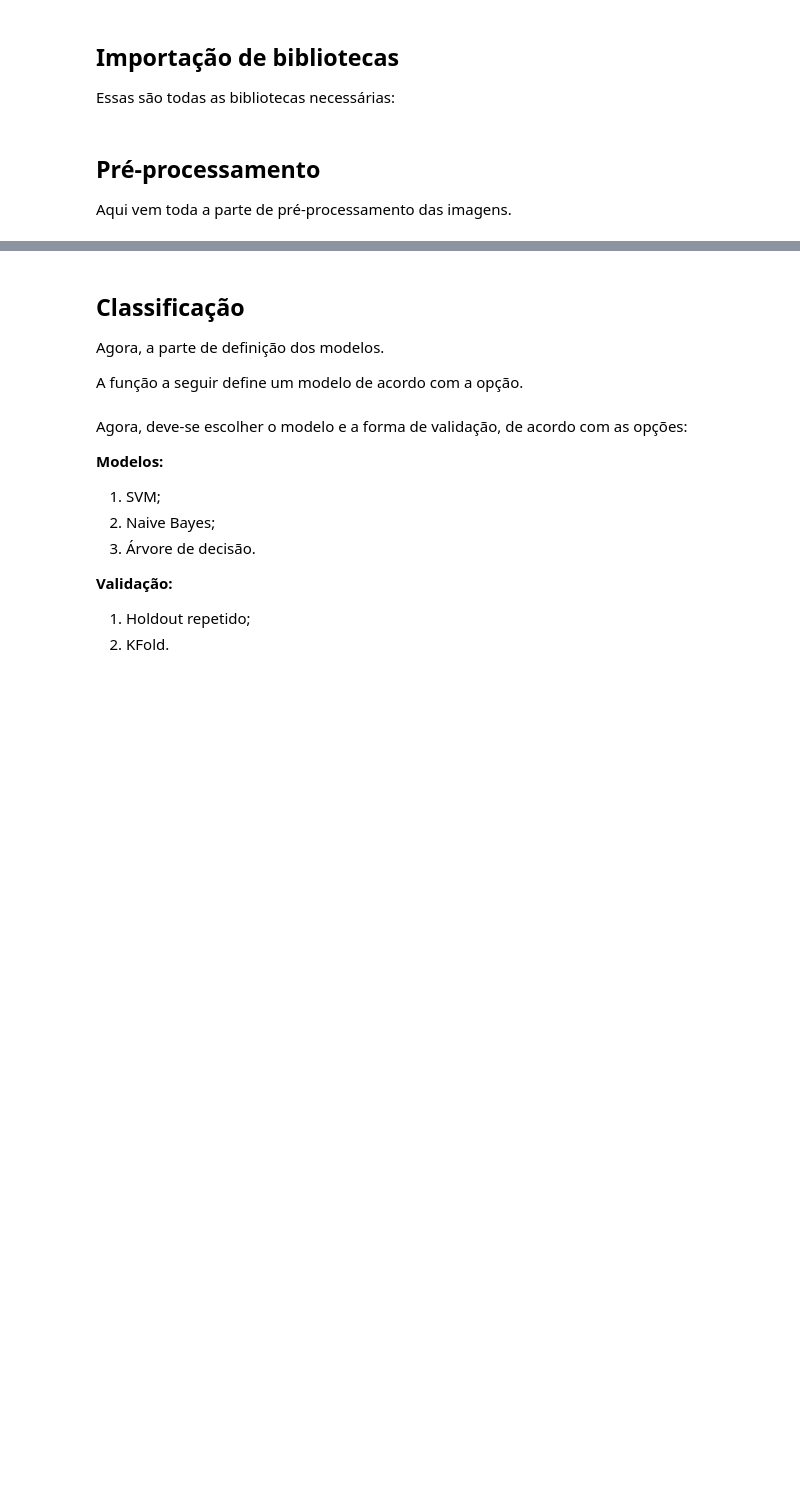
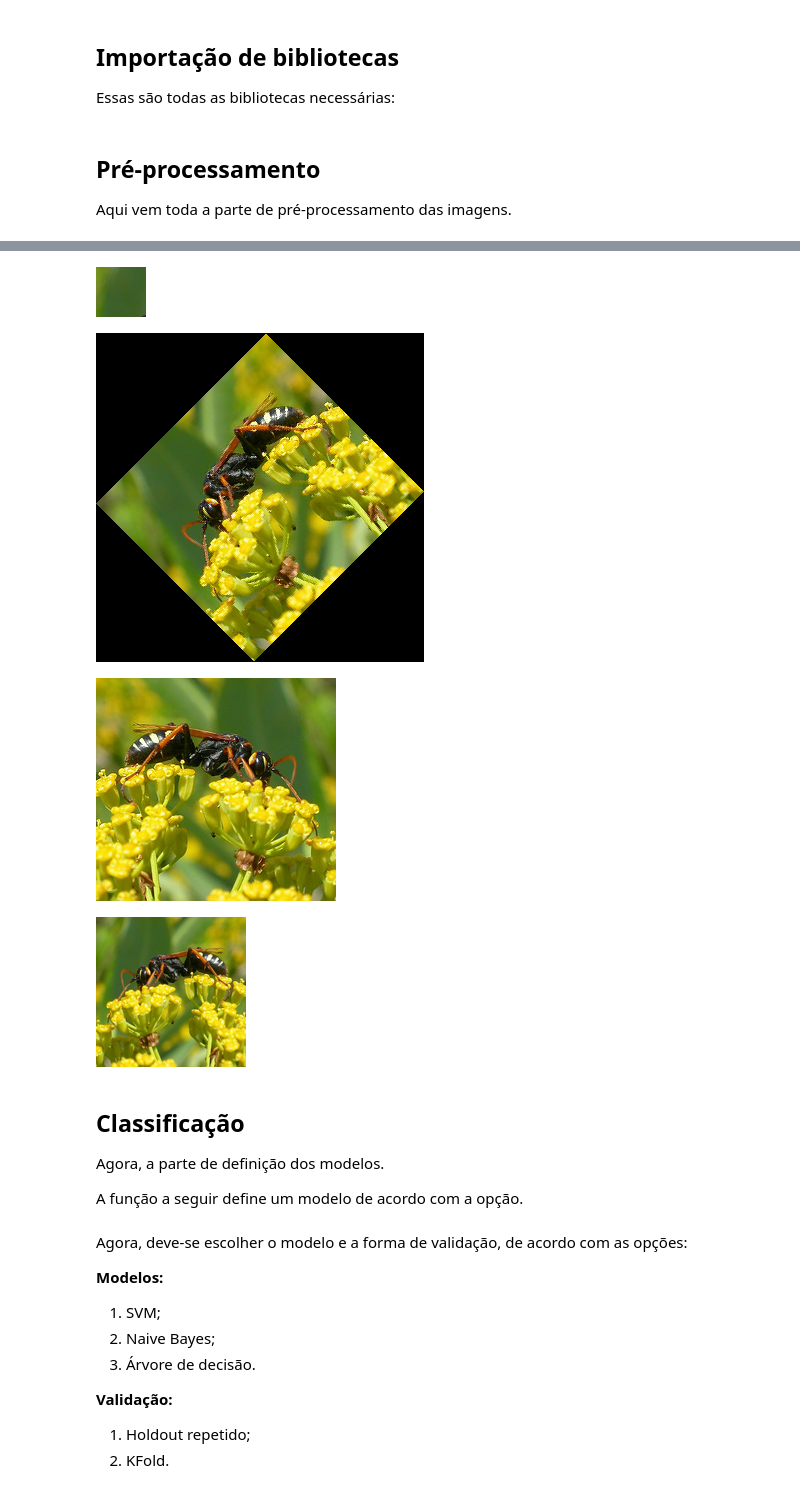
Before and after one commit to evaristocosta/beesVSwasps, a Jupyter notebook: Bees VS Wasps.ipynb, the cells around one changed output, grey strips where cells are left out. Saved outputs shown, nothing was run; the diff lists cells and outputs as text; code cells hidden in the pictures; blank space fills up the shorter version.

```diff
--- a/Bees VS Wasps.ipynb
+++ b/Bees VS Wasps.ipynb
@@ -29,3 +78,23 @@ Aqui vem toda a parte de pré-processamento das imagens.
+# %%
+# Crop the image to 25, 25, 75, 75
+img_cropped = img.crop([25,25,75,75])
+display(img_cropped)
+
+# rotate the image by 45 degrees
+img_rotated = img.rotate(45,expand=25)
+display(img_rotated)
+
+# flip the image left to right
+img_flipped = img.transpose(Image.FLIP_LEFT_RIGHT)
+display(img_flipped)
+
+img_resized = img.resize([150,150])
+display(img_resized)
+# %% [output]
+[figure, added]
+[figure, added]
+[figure, added]
+[figure, added]
 # %%
 def get_image(row_id, root="datasets/"):
     """
```
Also changed, not shown: parts of 4 cells of this notebook, 2 other files.
